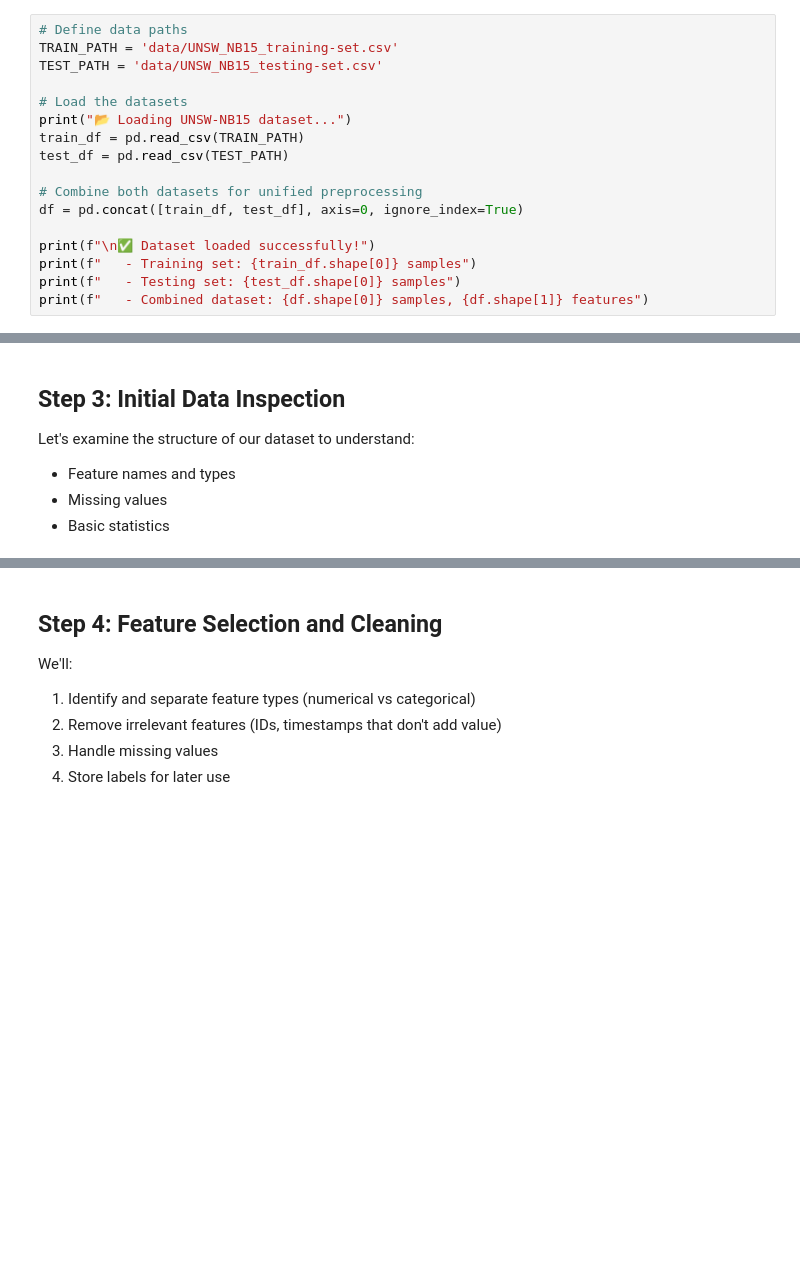
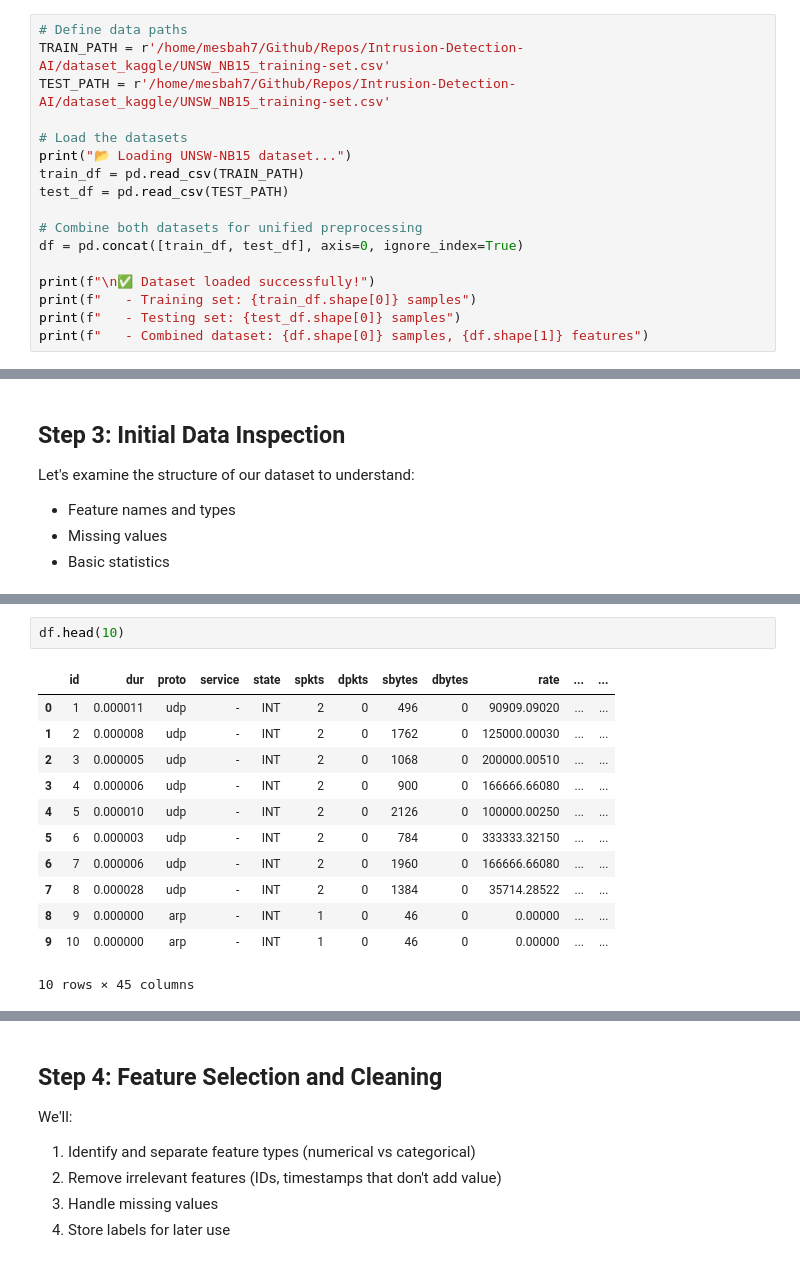
Before and after one commit to ahmedmesbah0/Intrusion-Detection-AI, a Jupyter notebook: 1_preprocessing.ipynb, the cells around one changed output, grey strips where cells are left out. Drawn from its saved outputs; the diff is of its cells as text; blank space fills up the shorter version.

```diff
--- a/1_preprocessing.ipynb
+++ b/1_preprocessing.ipynb
@@ -64,8 +66,8 @@ The UNSW-NB15 dataset typically comes in two files:
 We'll load both and combine them for our preprocessing pipeline.
 # %%
 # Define data paths
-TRAIN_PATH = 'data/UNSW_NB15_training-set.csv'
-TEST_PATH = 'data/UNSW_NB15_testing-set.csv'
+TRAIN_PATH = r'/home/mesbah7/Github/Repos/Intrusion-Detection-AI/dataset_kaggle/UNSW_NB15_training-set.csv'
+TEST_PATH = r'/home/mesbah7/Github/Repos/Intrusion-Detection-AI/dataset_kaggle/UNSW_NB15_training-set.csv'
 
 # Load the datasets
 print("📂 Loading UNSW-NB15 dataset...")
@@ -96,0 +123,15 @@ print(df.info())
+# %%
+df.head(10)
+# %% [output]
+|  | id | dur | proto | service | state | spkts | dpkts | sbytes | dbytes | rate | ... | ... |
+| 0 | 1 | 0.000011 | udp | - | INT | 2 | 0 | 496 | 0 | 90909.09020 | ... | ... |
+| 1 | 2 | 0.000008 | udp | - | INT | 2 | 0 | 1762 | 0 | 125000.00030 | ... | ... |
+| 2 | 3 | 0.000005 | udp | - | INT | 2 | 0 | 1068 | 0 | 200000.00510 | ... | ... |
+| 3 | 4 | 0.000006 | udp | - | INT | 2 | 0 | 900 | 0 | 166666.66080 | ... | ... |
+| 4 | 5 | 0.000010 | udp | - | INT | 2 | 0 | 2126 | 0 | 100000.00250 | ... | ... |
+| 5 | 6 | 0.000003 | udp | - | INT | 2 | 0 | 784 | 0 | 333333.32150 | ... | ... |
+| 6 | 7 | 0.000006 | udp | - | INT | 2 | 0 | 1960 | 0 | 166666.66080 | ... | ... |
+| 7 | 8 | 0.000028 | udp | - | INT | 2 | 0 | 1384 | 0 | 35714.28522 | ... | ... |
+| 8 | 9 | 0.000000 | arp | - | INT | 1 | 0 | 46 | 0 | 0.00000 | ... | ... |
+| 9 | 10 | 0.000000 | arp | - | INT | 1 | 0 | 46 | 0 | 0.00000 | ... | ... |
+10 rows × 45 columns
```
Also changed, not shown: parts of 18 cells of this notebook.
